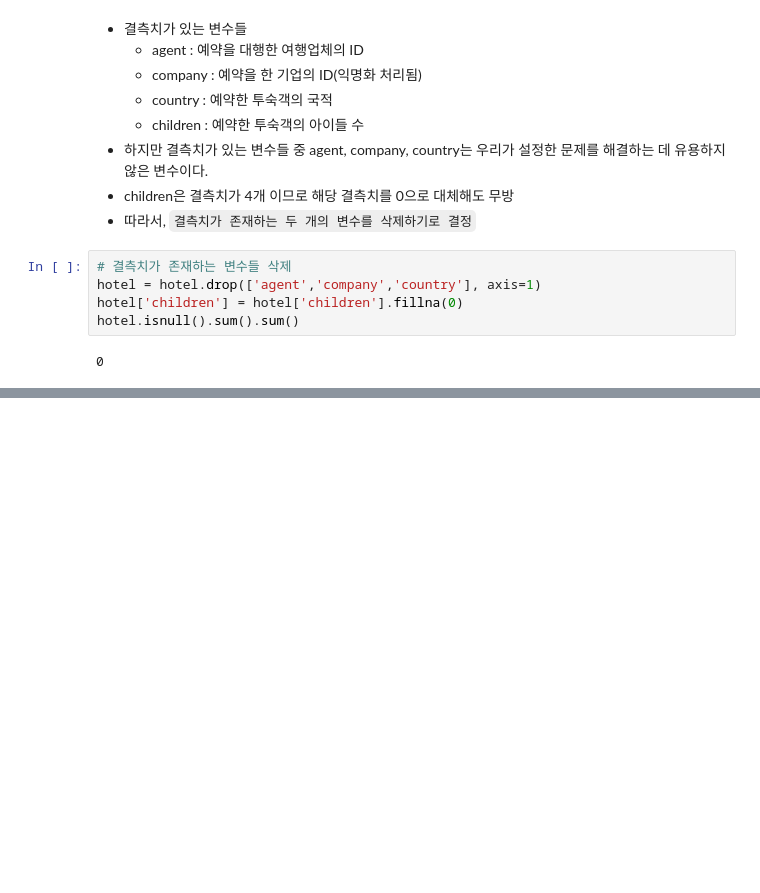
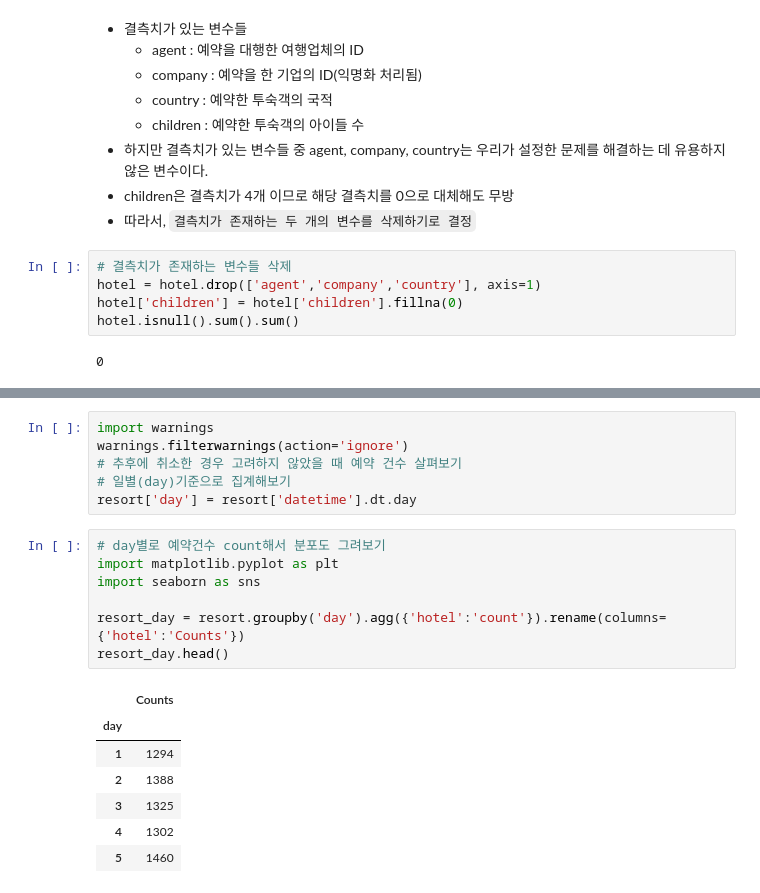
Before and after one commit to young-hun-jo/DataAnalysis, a Jupyter notebook: hotel_booking/analysis_myself.ipynb, the cells around one changed output, grey strips where cells are left out. Cells and saved outputs as stored; diff of their text form; blank space fills up the shorter version.

```diff
--- a/hotel_booking/analysis_myself.ipynb
+++ b/hotel_booking/analysis_myself.ipynb
@@ -166,0 +276,21 @@ hotel.isnull().sum().sum()
+# %%
+import warnings
+warnings.filterwarnings(action='ignore')
+# 추후에 취소한 경우 고려하지 않았을 때 예약 건수 살펴보기
+# 일별(day)기준으로 집계해보기
+resort['day'] = resort['datetime'].dt.day
+# %%
+# day별로 예약건수 count해서 분포도 그려보기
+import matplotlib.pyplot as plt
+import seaborn as sns
+
+resort_day = resort.groupby('day').agg({'hotel':'count'}).rename(columns={'hotel':'Counts'})
+resort_day.head()
+# %% [output]
+|  | Counts |
+| day |  |
+| 1 | 1294 |
+| 2 | 1388 |
+| 3 | 1325 |
+| 4 | 1302 |
+| 5 | 1460 |
```
Also changed, not shown: parts of 34 cells of this notebook.
